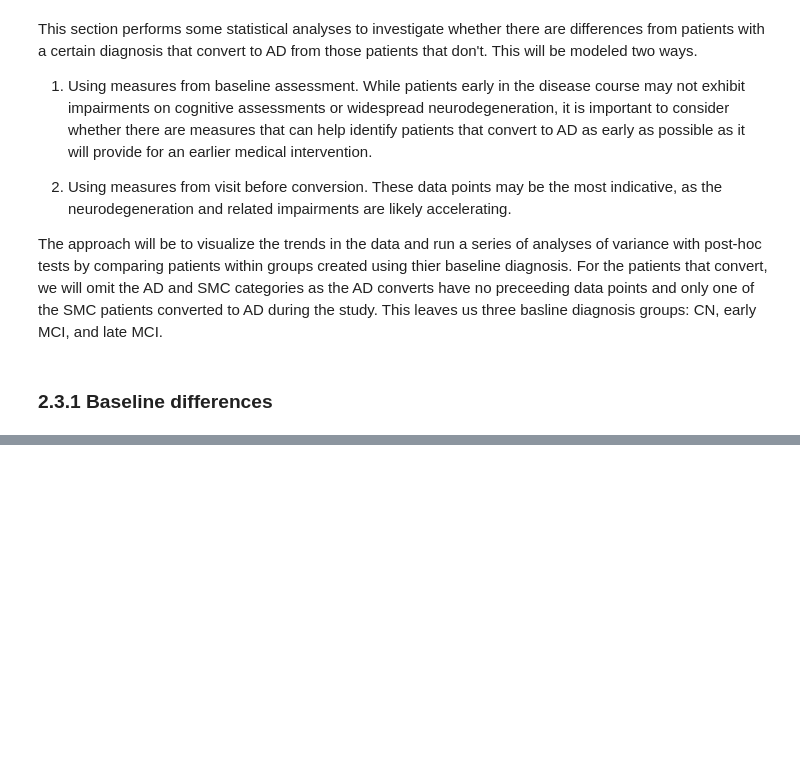
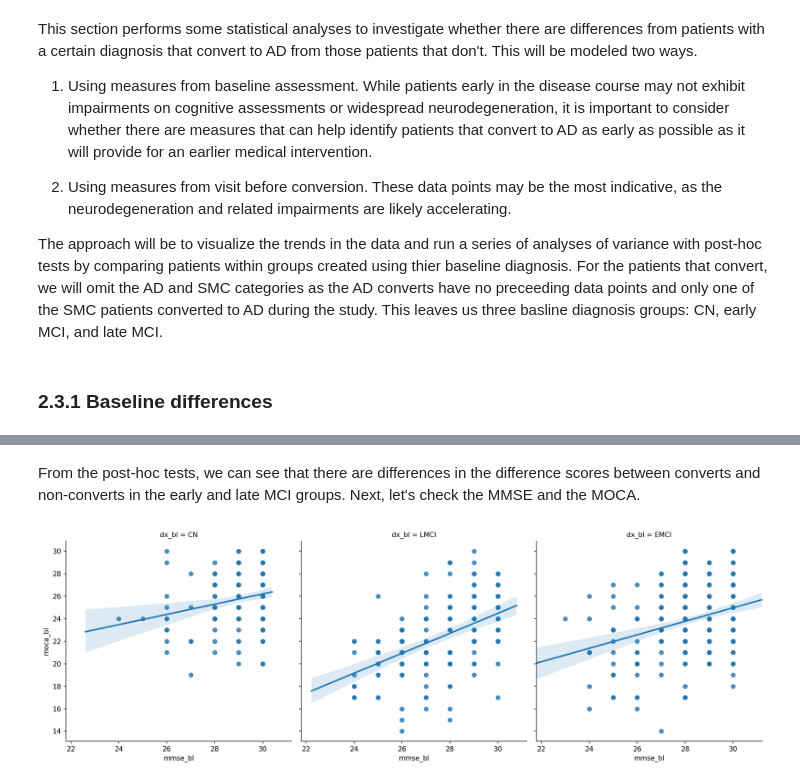
Before and after one commit to keshavkrishnagangwar/springboard_data_science, a Jupyter notebook: capstone_1_mri/eda.ipynb, the cells around one changed output, grey strips where cells are left out. Saved outputs shown, nothing was run; the diff lists cells and outputs as text; code cells hidden in the pictures; blank space fills up the shorter version.

```diff
--- a/capstone_1_mri/eda.ipynb
+++ b/capstone_1_mri/eda.ipynb
@@ -863,0 +1174,4 @@ sm.stats.anova_lm(model, typ=2)
+# %%
+# add new column for difference scores between CDRSB and ADAS13
+df['diff_1'] = df['cdrsb_bl'] - df['adas13_bl']
+bl_df['diff_1'] = bl_df['cdrsb_bl'] - bl_df['adas13_bl']
@@ -863,0 +1222,6 @@ sm.stats.anova_lm(model, typ=2)
+# %% [markdown]
+From the post-hoc tests, we can see that there are differences in the difference scores between converts and non-converts in the early and late MCI groups. Next, let's check the MMSE and the MOCA.
+# %%
+sns.lmplot(x='mmse_bl', y='moca_bl', col='dx_bl', data=bl_df);
+# %% [output]
+[figure, added]
```
Also changed, not shown: parts of 107 cells of this notebook, 2 other files.
